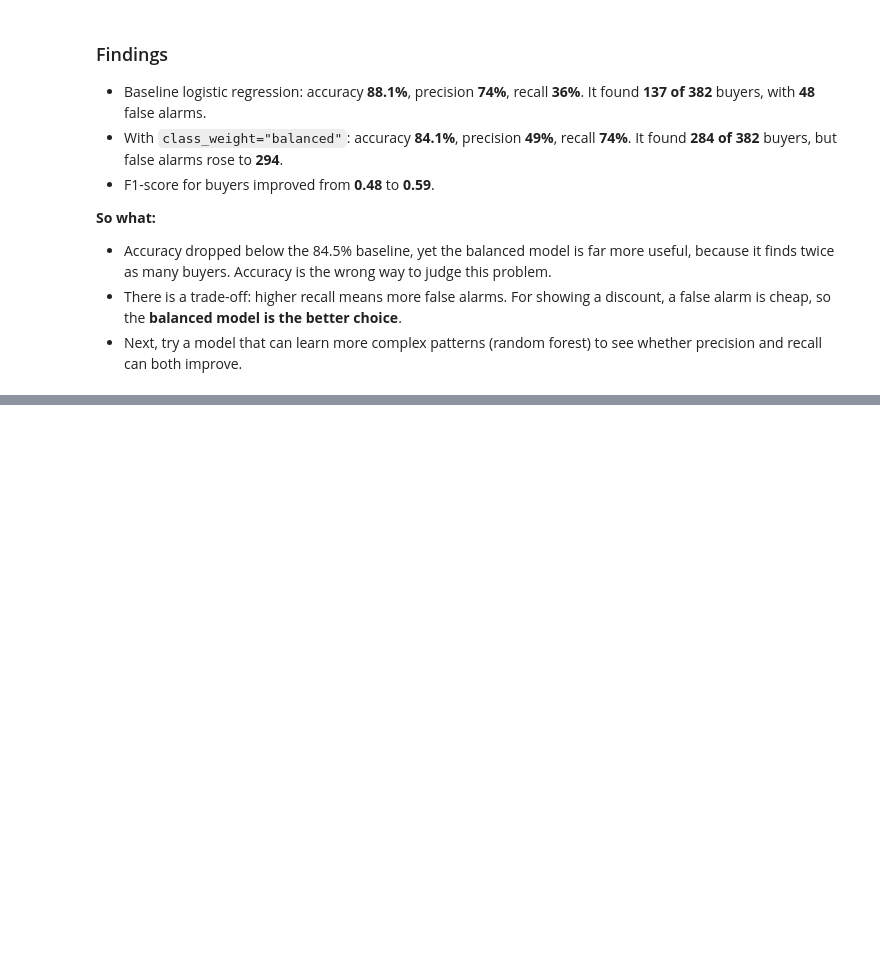
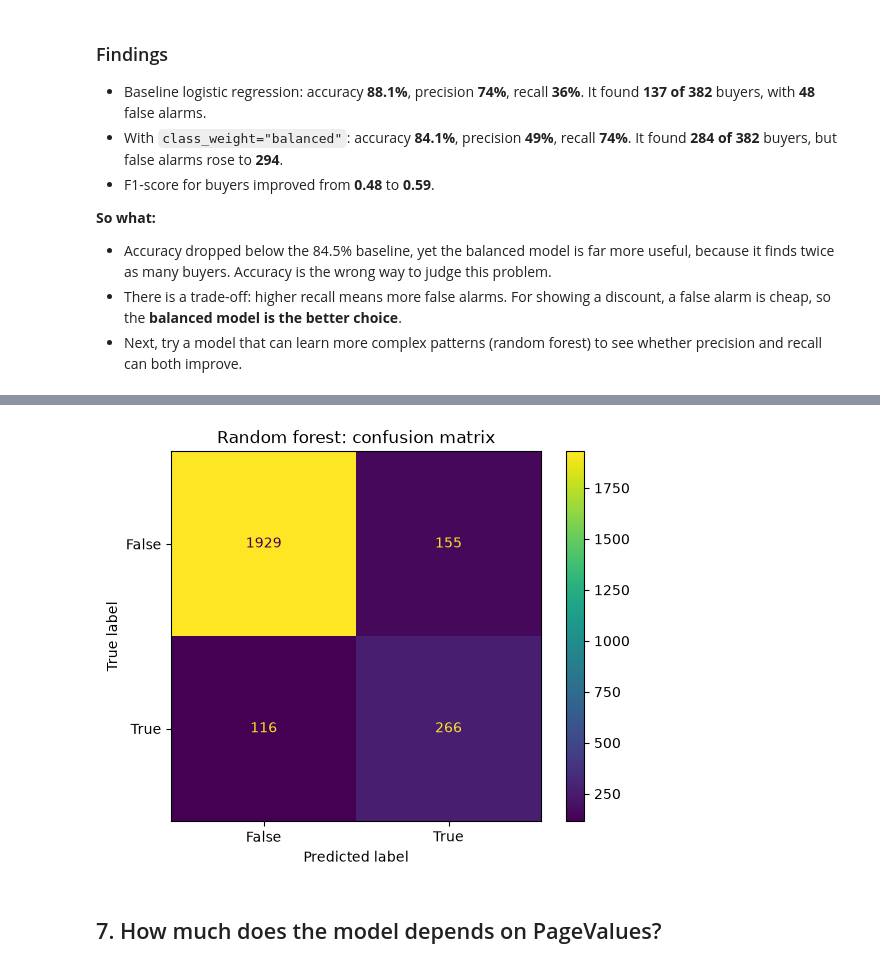
Before and after one commit to KhunMaungAye/ecommerce-purchase-prediction, a Jupyter notebook: notebooks/02_modelling.ipynb, the cells around one changed output, grey strips where cells are left out. Cells and saved outputs as stored; diff of their text form; code cells hidden in the pictures; blank space fills up the shorter version.

Commit message:
feat: compare random forest with and without PageValues

```diff
--- a/notebooks/02_modelling.ipynb
+++ b/notebooks/02_modelling.ipynb
@@ -152,0 +155,13 @@ plt.show()
+# %%
+from sklearn.ensemble import RandomForestClassifier
+
+forest = Pipeline([
+    ("preprocessor", preprocessor),
+    ("model", RandomForestClassifier(n_estimators=300, class_weight="balanced", random_state=42, n_jobs=1,)),
+])
+
+forest.fit(X_train, y_train)
+y_pred_forest = forest.predict(X_test)
+
+print(f"Test accuracy: {forest.score(X_test, y_test):.1%}")
+print(classification_report(y_test, y_pred_forest))
@@ -152,0 +178,8 @@ plt.show()
+# %%
+ConfusionMatrixDisplay.from_predictions(y_test, y_pred_forest)
+plt.title("Random forest: confusion matrix")
+plt.show()
+# %% [output]
+[figure, added]
+# %% [markdown]
+## 7. How much does the model depends on PageValues?
```
Also changed, not shown: parts of 4 cells of this notebook.
